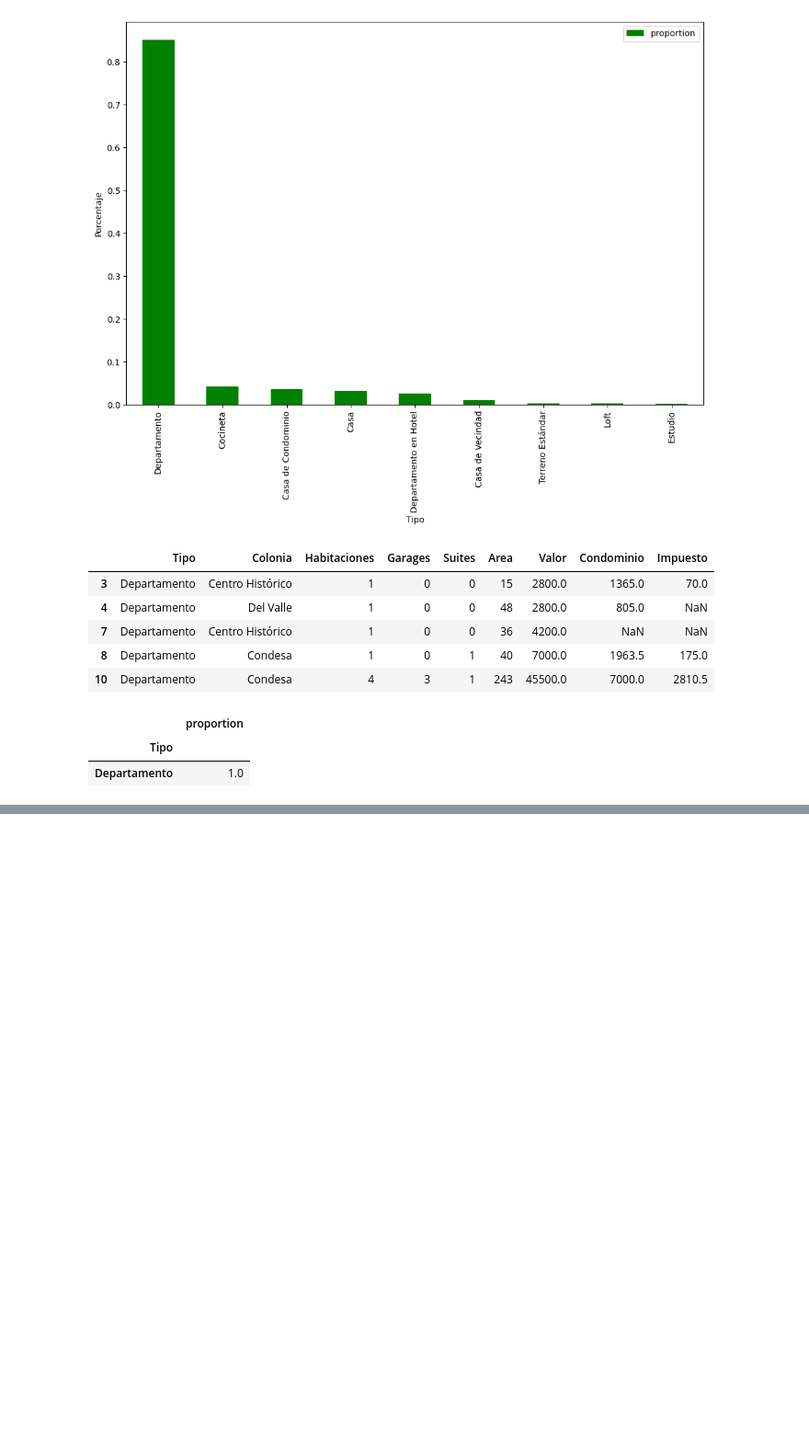
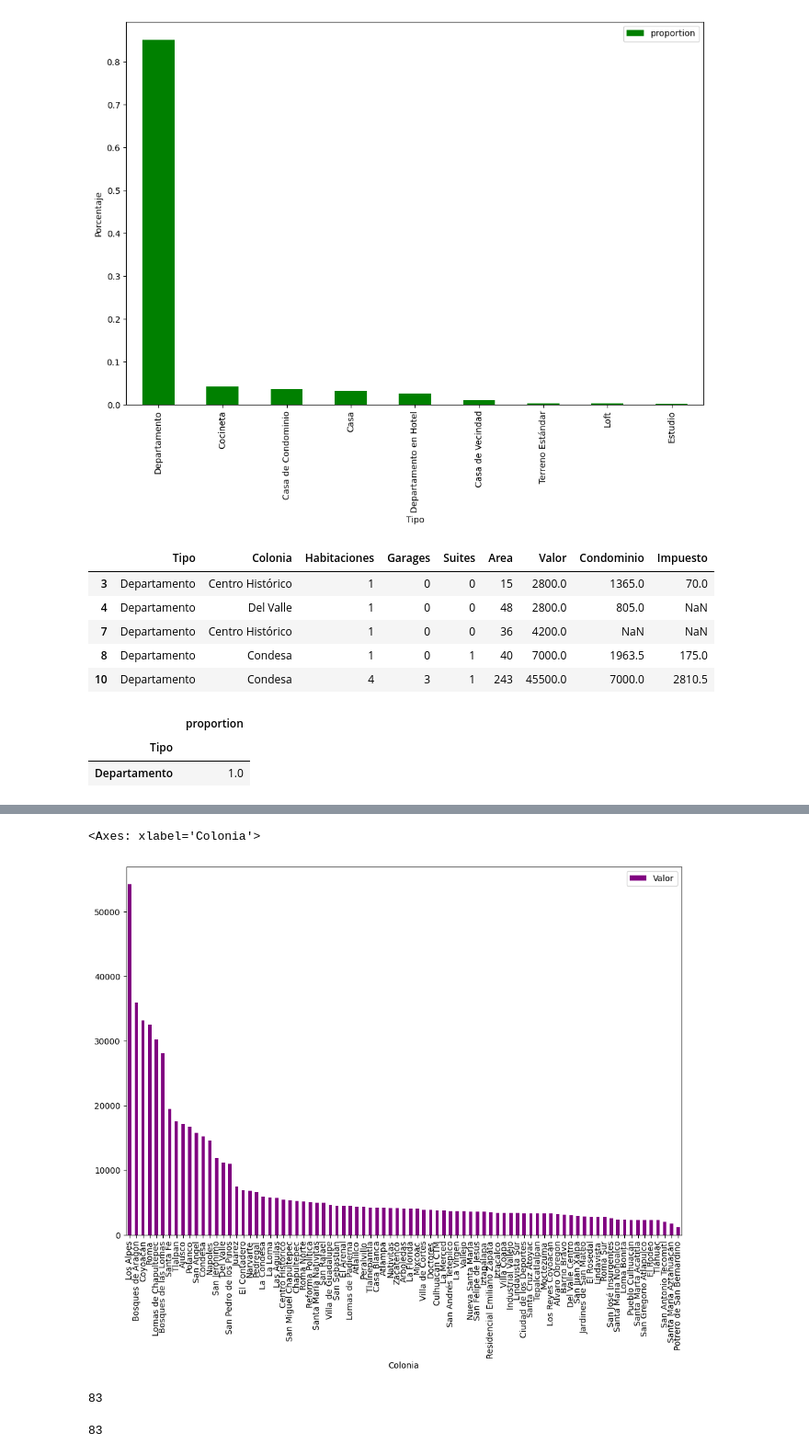
Before and after one commit to cmrondon2000/pandas-introduccion, a Jupyter notebook: inmuebles_cdmx.ipynb, the cells around one changed output, grey strips where cells are left out. Shown: that part at 92% size. Cells and saved outputs as stored; diff of their text form; code cells hidden in the pictures; blank space fills up the shorter version.

```diff
--- a/inmuebles_cdmx.ipynb
+++ b/inmuebles_cdmx.ipynb
@@ -402,0 +450,14 @@ df_ejemplo
+# %%
+colonias_precio = df.groupby("Colonia")[["Valor"]].mean().sort_values("Valor", ascending=False)
+colonias_precio.plot(kind="bar", figsize=(12, 8), color = "purple")
+# %% [output]
+<Axes: xlabel='Colonia'>
+[figure, added]
+# %%
+len(df['Colonia'].unique())
+# %% [output]
+83
+# %%
+df['Colonia'].nunique()
+# %% [output]
+83
```
Also changed, not shown: parts of 5 cells of this notebook.
